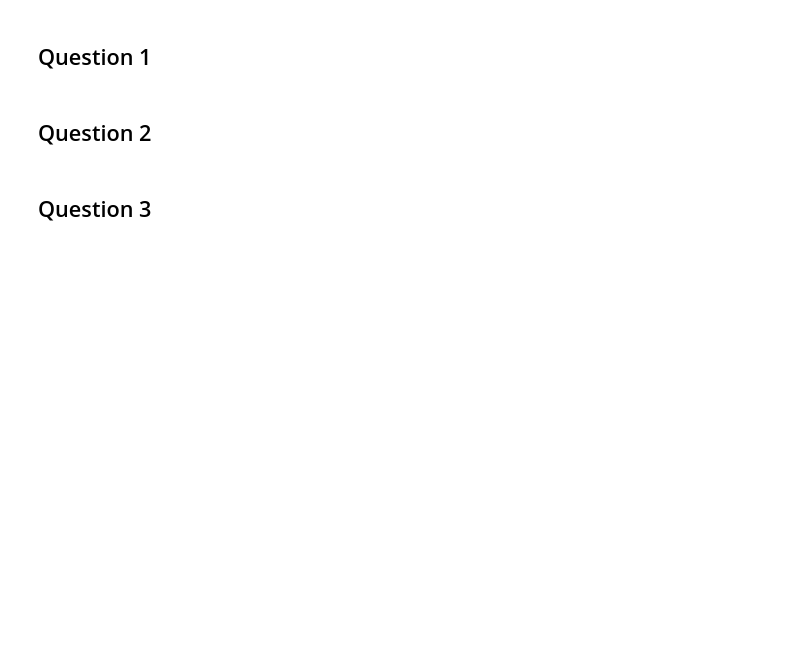
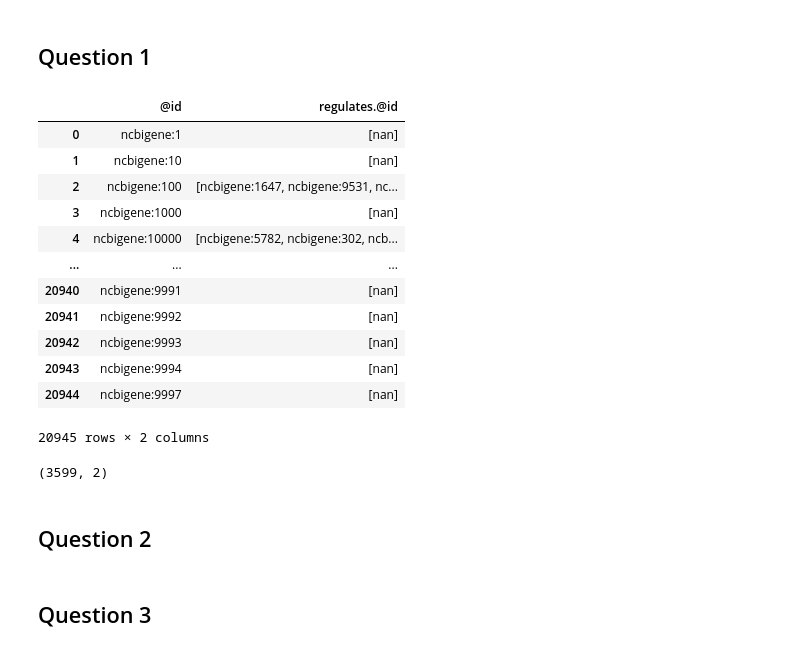
Before and after one commit to fbelleau/kibio-bi, a Jupyter notebook: Demo_case_2_public.ipynb, the cells around one changed output. Drawn from its saved outputs; the diff is of its cells as text; code cells hidden in the pictures; blank space fills up the shorter version.

```diff
--- a/Demo_case_2_public.ipynb
+++ b/Demo_case_2_public.ipynb
@@ -55,12 +123,28 @@ disease (137, 17)
 # %% [markdown]
 ## Question 1
 # %%
-
-gene_regulates_gene = edges_gene_regulates[['@id', '@id_to']].groupby(['@id'],as_index=False).agg({'@id_to': lambda x: x.tolist()})
-gene_regulates_gene.columns = ['gene_1', 'gene_2_list']
-answer_question_1 = gene_regulates_gene[gene_regulates_gene['gene_2_list'].apply(len) > 15]
-
-answer_question_1
+gene_regulates_gene = gene_regulates_edges[['@id', 'regulates.@id']].groupby(['@id'],as_index=False).agg({'regulates.@id': lambda x: x.tolist()})
+gene_regulates_gene
+# %% [output]
+|  | @id | regulates.@id |
+| 0 | ncbigene:1 | [nan] |
+| 1 | ncbigene:10 | [nan] |
+| 2 | ncbigene:100 | [ncbigene:1647, ncbigene:9531, nc... |
+| 3 | ncbigene:1000 | [nan] |
+| 4 | ncbigene:10000 | [ncbigene:5782, ncbigene:302, ncb... |
+| ... | ... | ... |
+| 20940 | ncbigene:9991 | [nan] |
+| 20941 | ncbigene:9992 | [nan] |
+| 20942 | ncbigene:9993 | [nan] |
+| 20943 | ncbigene:9994 | [nan] |
+| 20944 | ncbigene:9997 | [nan] |
+20945 rows × 2 columns
+# %%
+answer_question_1 = gene_regulates_gene[gene_regulates_gene['regulates.@id'].apply(len) > 15]
+
+answer_question_1.shape
+# %% [output]
+(3599, 2)
 # %% [markdown]
 ## Question 2
 # %%
```
Also changed, not shown: parts of 6 cells of this notebook.
